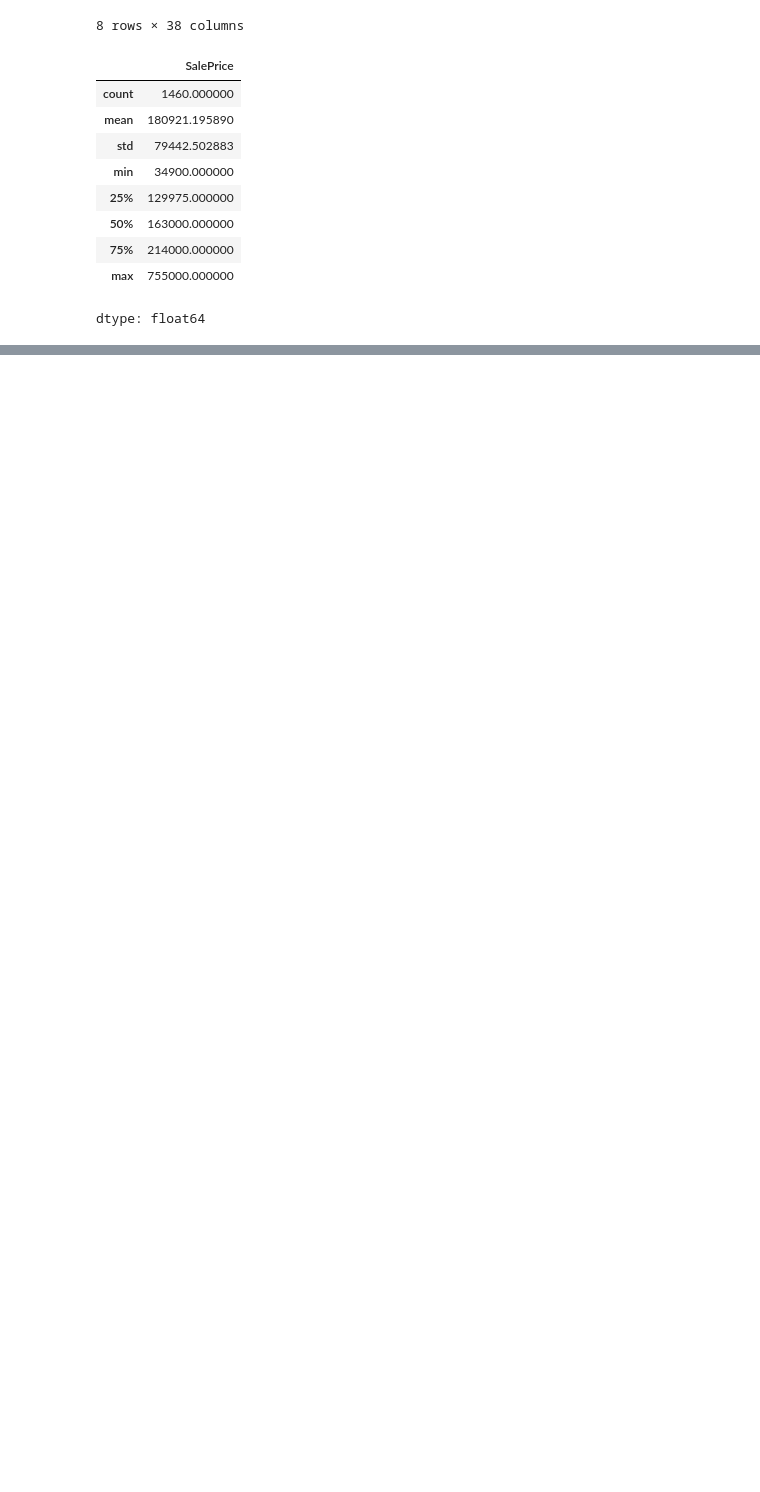
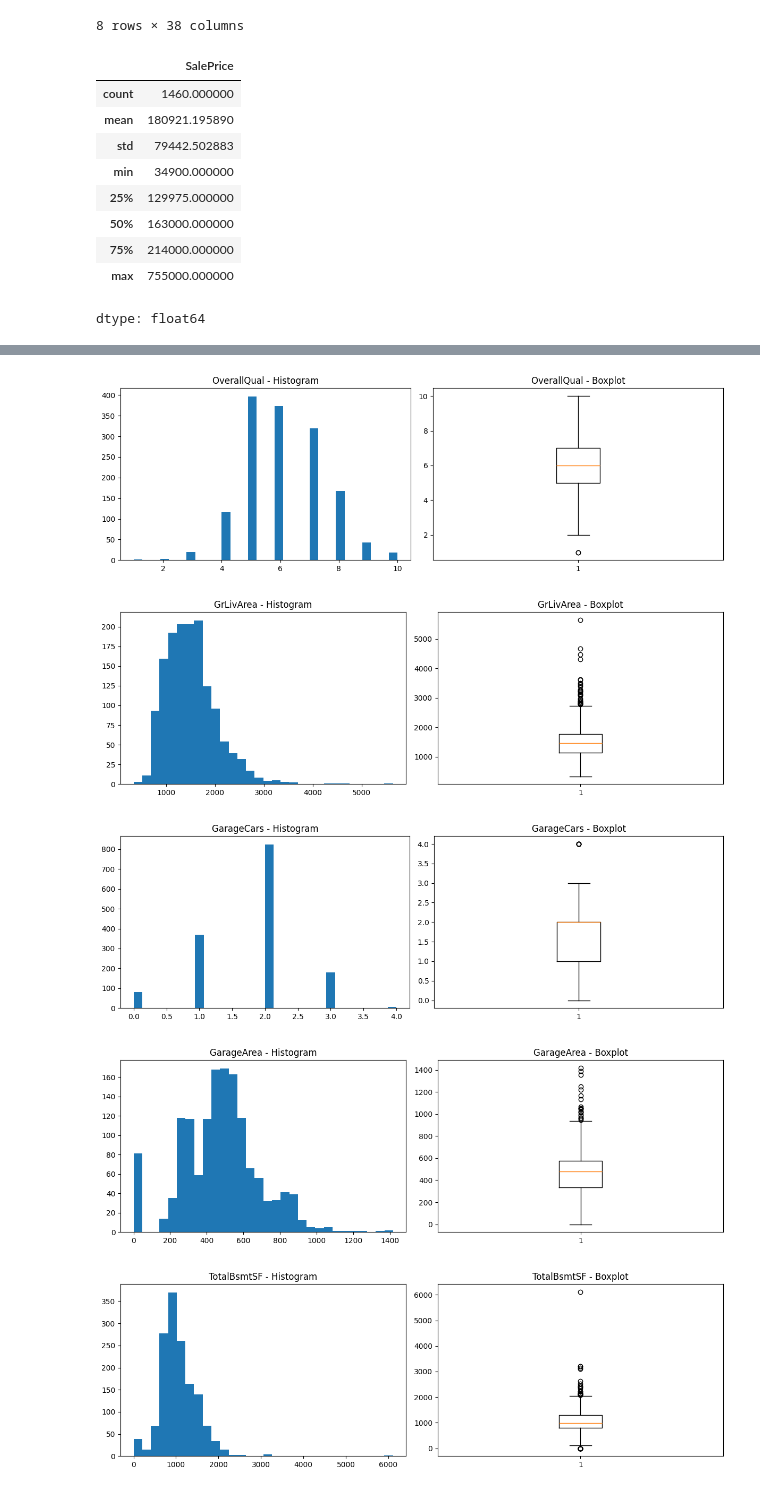
Before and after one commit to mim-1999/ames-housing-regression, a Jupyter notebook: Ames_Housing_EDA_LinearRegression.ipynb, the cells around one changed output, grey strips where cells are left out. Cells and saved outputs as stored; diff of their text form; code cells hidden in the pictures; blank space fills up the shorter version.

```diff
--- a/Ames_Housing_EDA_LinearRegression.ipynb
+++ b/Ames_Housing_EDA_LinearRegression.ipynb
@@ -191,0 +231,25 @@ dtype: float64
+# %%
+# numeric features histograms and boxplots
+
+top_features = ['OverallQual', 'GrLivArea', 'GarageCars', 'GarageArea',
+                 'TotalBsmtSF', '1stFlrSF', 'FullBath', 'TotRmsAbvGrd',
+                 'YearBuilt', 'YearRemodAdd']
+
+for feature in top_features:
+    fig, axes = plt.subplots(1, 2, figsize=(12, 4))
+
+    axes[0].hist(df[feature], bins=30)
+    axes[0].set_title(f'{feature} - Histogram')
+
+    axes[1].boxplot(df[feature])
+    axes[1].set_title(f'{feature} - Boxplot')
+
+    plt.tight_layout()
+    plt.savefig('images/histograms&boxplots_top_numeric_features.png', dpi=100)
+    plt.show()
+# %% [output]
+[figure, added]
+[figure, added]
+[figure, added]
+[figure, added]
+[figure, added]
```
Also changed, not shown: parts of 14 cells of this notebook.
